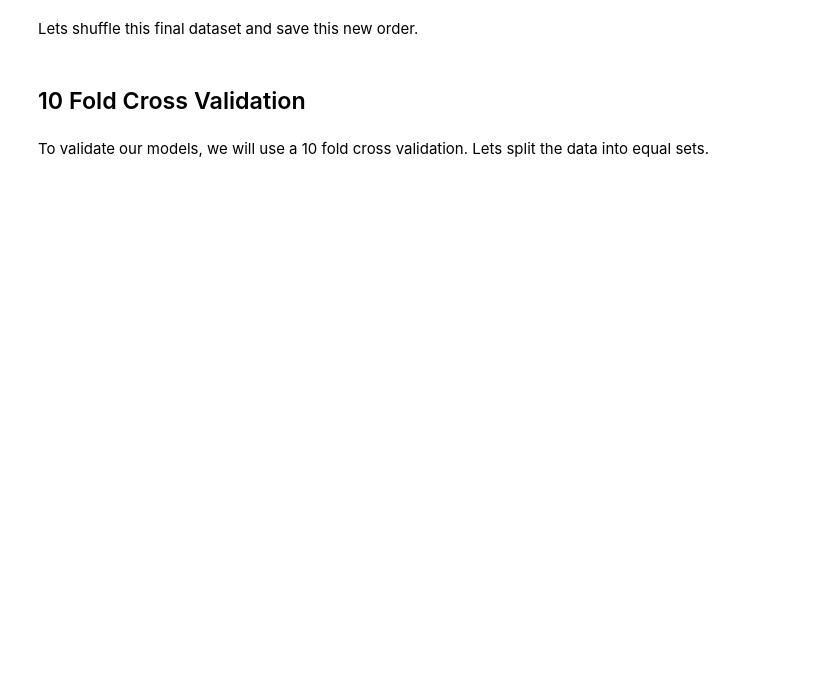
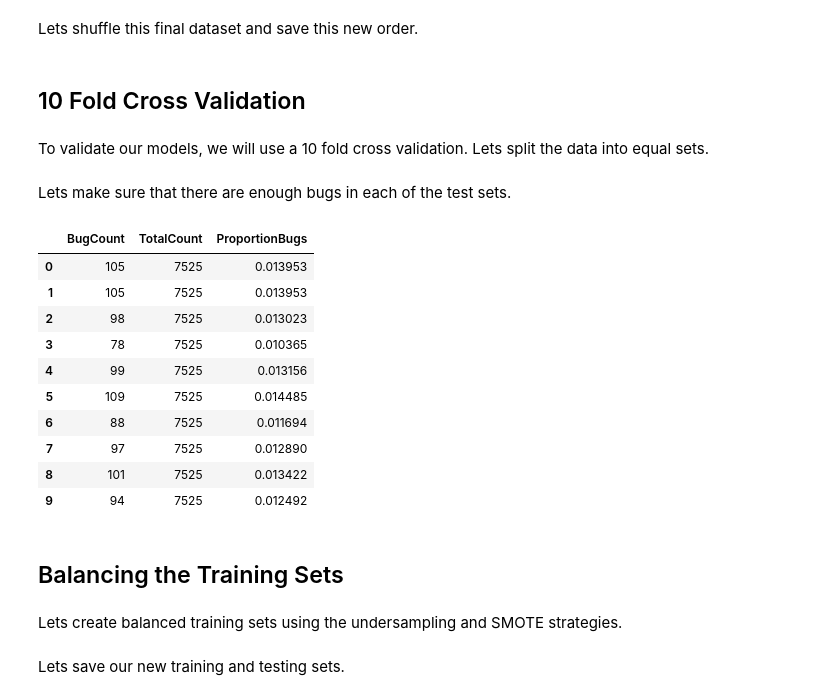
Before and after one commit to ahenrij/ets-mgl869-hive, a Jupyter notebook: src/lab/notebooks/analysis.ipynb, the cells around one changed output. Cells and saved outputs as stored; diff of their text form; code cells hidden in the pictures; blank space fills up the shorter version.

Commit message:
10 fold train/test sets added w/ smote & undersamp

```diff
--- a/src/lab/notebooks/analysis.ipynb
+++ b/src/lab/notebooks/analysis.ipynb
@@ -81,3 +79,32 @@ import numpy as np
 
 df = pd.read_csv(OUTPUT_DIR + "dataset_independent.csv")
 sets = np.array_split(df,10)
+
+train_sets = []
+test_sets = []
+for i in range(10):
+    train_sets.append( pd.concat(sets[:i] + sets[i+1:]) )
+    test_sets.append( sets[i] )
+# %% [markdown]
+Lets make sure that there are enough bugs in each of the test sets.
+# %%
+test_sets_info = pd.DataFrame({"BugCount"   : [ts.Bug.sum() for ts in test_sets],
+                               "TotalCount" : [ts.Bug.count() for ts in test_sets]})
+test_sets_info["ProportionBugs"] = test_sets_info["BugCount"] / test_sets_info["TotalCount"]
+test_sets_info
+# %% [output]
+|  | BugCount | TotalCount | ProportionBugs |
+| 0 | 105 | 7525 | 0.013953 |
+| 1 | 105 | 7525 | 0.013953 |
+| 2 | 98 | 7525 | 0.013023 |
+| 3 | 78 | 7525 | 0.010365 |
+| 4 | 99 | 7525 | 0.013156 |
+| 5 | 109 | 7525 | 0.014485 |
+| 6 | 88 | 7525 | 0.011694 |
+| 7 | 97 | 7525 | 0.012890 |
+| 8 | 101 | 7525 | 0.013422 |
+| 9 | 94 | 7525 | 0.012492 |
+# %% [markdown]
+## Balancing the Training Sets
+# %% [markdown]
+Lets create balanced training sets using the undersampling and SMOTE strategies.
@@ -83,0 +128,2 @@ sets = np.array_split(df,10)
+# %% [markdown]
+Lets save our new training and testing sets.
```
Also changed, not shown: parts of 7 cells of this notebook, 33 other files.
